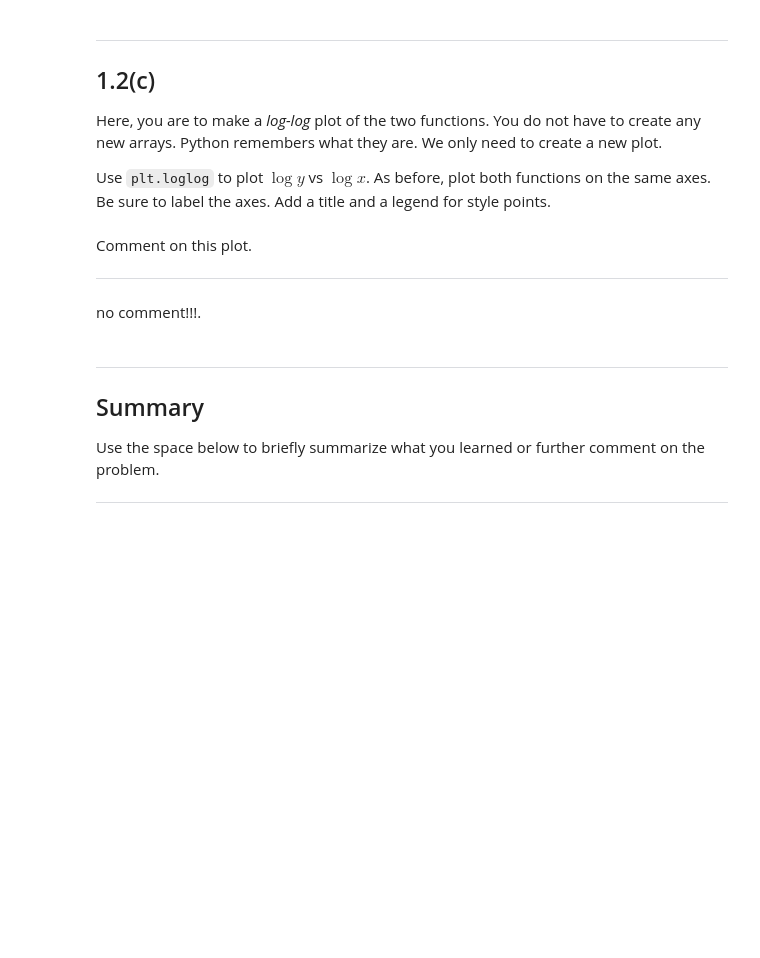
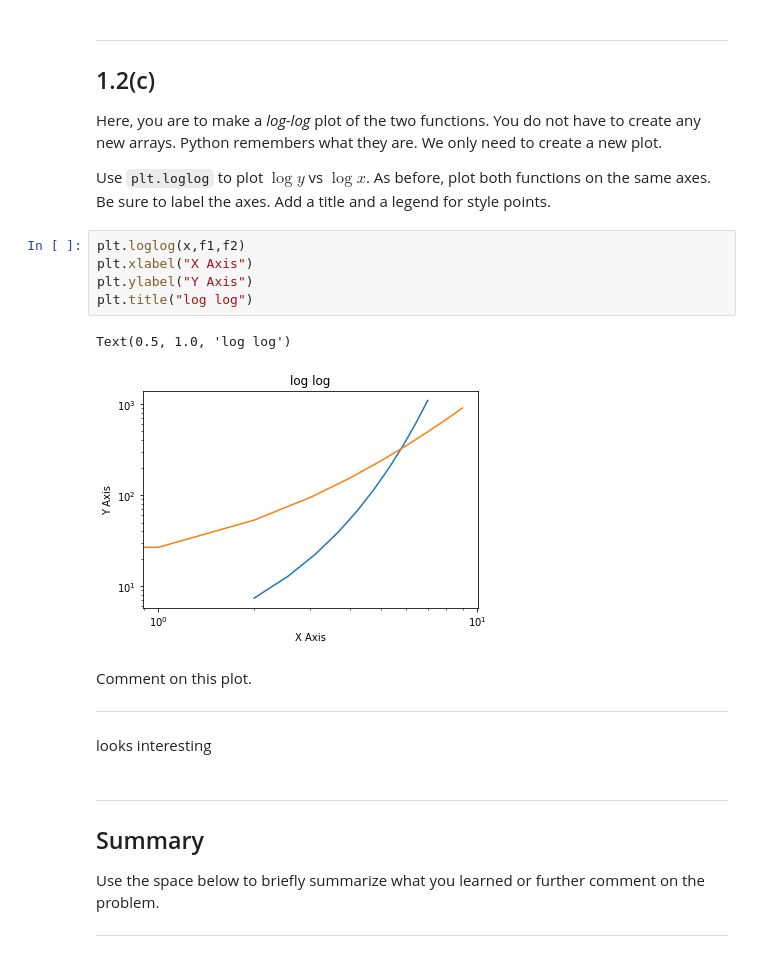
Before and after one commit to kvkp/biophysics, a Jupyter notebook: week-01/problem-1.2.ipynb, the cells around one changed output. Drawn from its saved outputs; the diff is of its cells as text; blank space fills up the shorter version.

```diff
--- a/week-01/problem-1.2.ipynb
+++ b/week-01/problem-1.2.ipynb
@@ -42,6 +62,14 @@ Use the cell below (which currently says "Type Markdown and LaTeX") to answer.
 Here, you are to make a _log-log_ plot of the two functions.  You do not have to create any new arrays.  Python remembers what they are.  We only need to create a new plot.
 
 Use `plt.loglog` to plot $\log y$ vs $\log x$.  As before, plot both functions on the same axes.  Be sure to label the axes.  Add a title and a legend for style points.
+# %%
+plt.loglog(x,f1,f2)
+plt.xlabel("X Axis")
+plt.ylabel("Y Axis")
+plt.title("log log")
+# %% [output]
+Text(0.5, 1.0, 'log log')
+[figure, added]
 # %% [markdown]
 Comment on this plot.
 
@@ -48,6 +77,6 @@ Comment on this plot.
 -----
 # %% [markdown]
-no comment!!!.
+looks interesting
 # %% [markdown]
 -----
 
```
Also changed, not shown: parts of 7 cells of this notebook.
